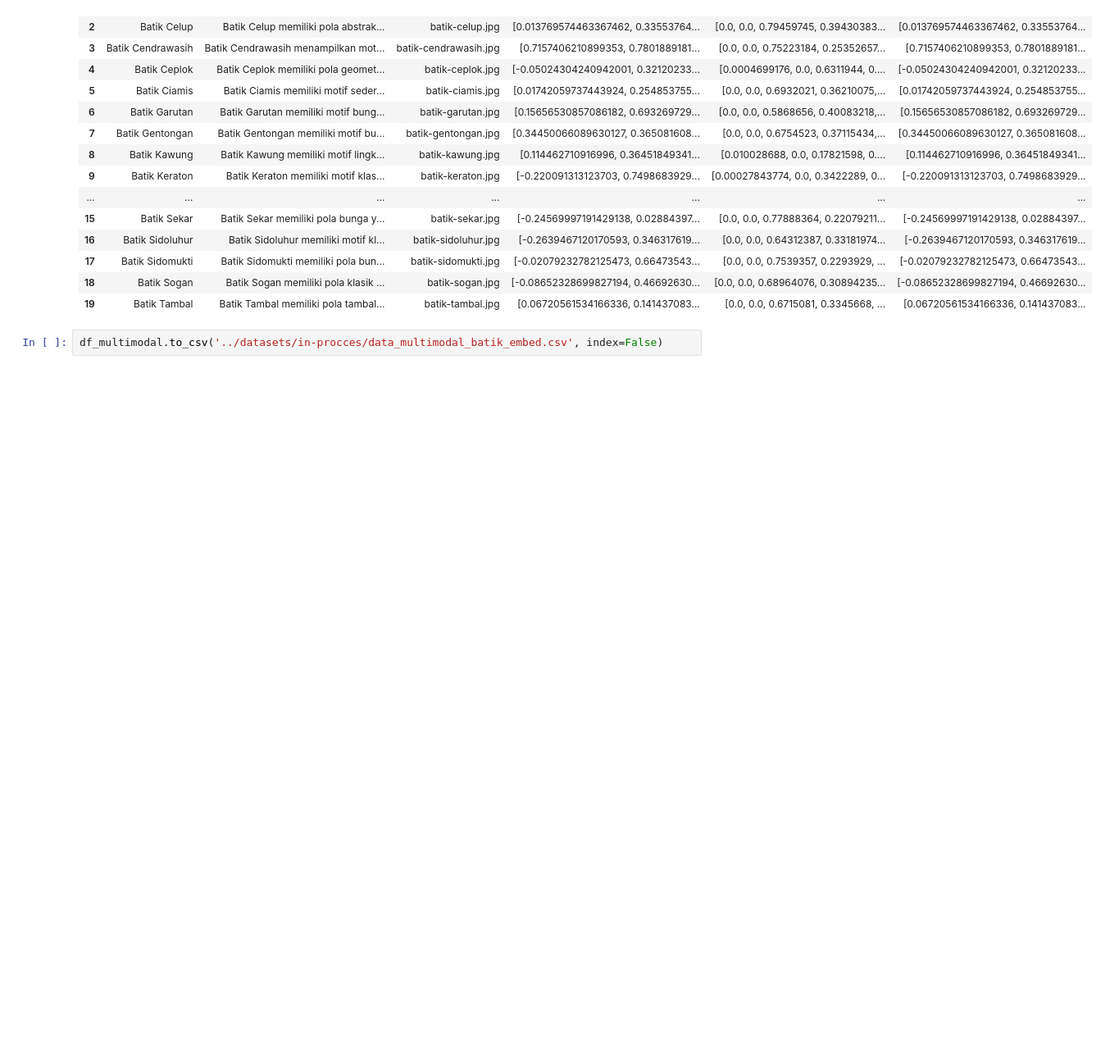
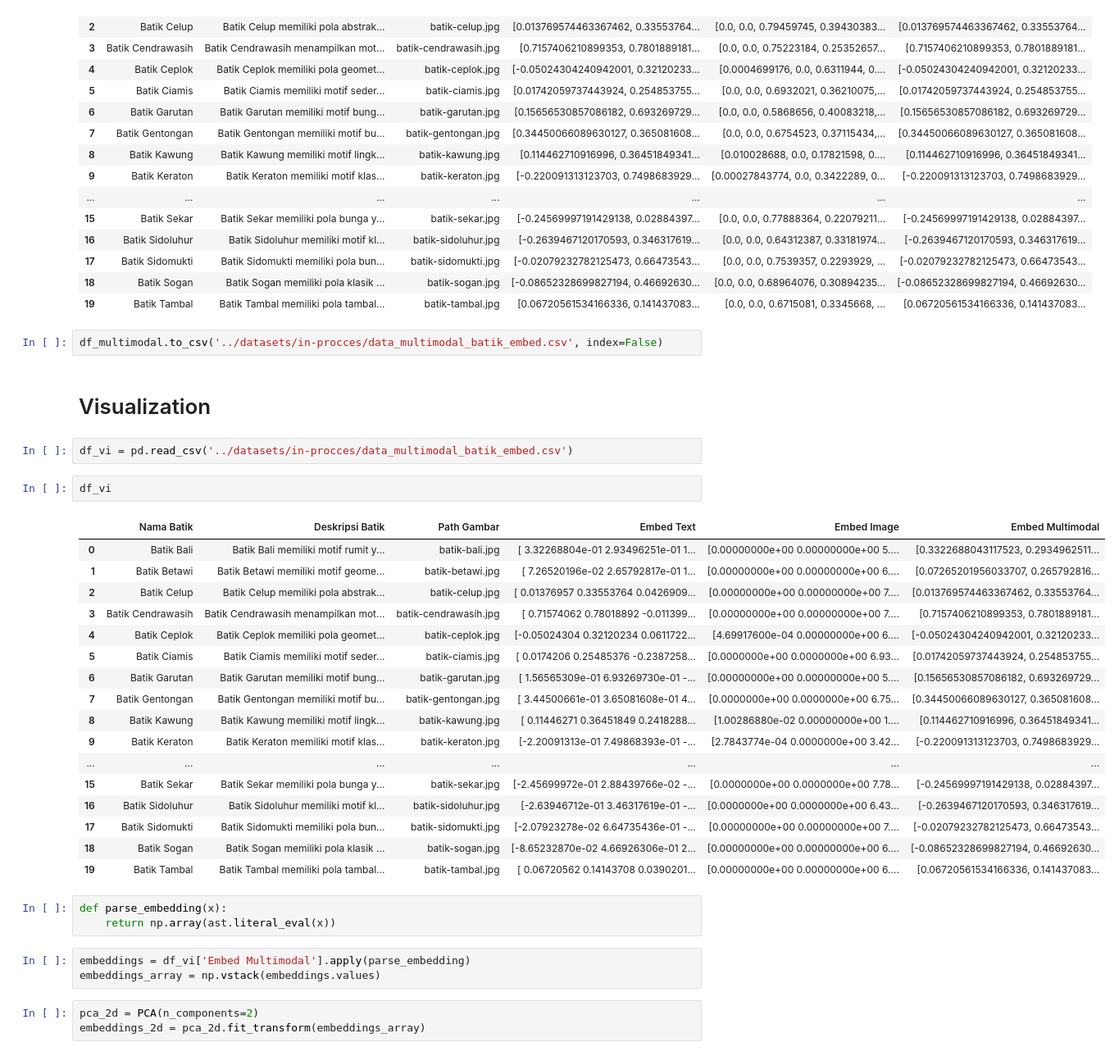
Before and after one commit to muhakbarhamid21/multimodal-batik-ir, a Jupyter notebook: 2. agregation embed/agregation_embed.ipynb, the cells around one changed output. Shown: that part at 82% size. Saved outputs shown, nothing was run; the diff lists cells and outputs as text; blank space fills up the shorter version.

```diff
--- a/2. agregation embed/agregation_embed.ipynb
+++ b/2. agregation embed/agregation_embed.ipynb
@@ -187,3 +190,36 @@ df_multimodal
 | 19 | Batik Tambal | Batik Tambal memiliki pola tambal... | batik-tambal.jpg | [0.06720561534166336, 0.141437083... | [0.0, 0.0, 0.6715081, 0.3345668, ... | [0.06720561534166336, 0.141437083... |
 # %%
 df_multimodal.to_csv('../datasets/in-procces/data_multimodal_batik_embed.csv', index=False)
+# %% [markdown]
+# Visualization
+# %%
+df_vi = pd.read_csv('../datasets/in-procces/data_multimodal_batik_embed.csv')
+# %%
+df_vi
+# %% [output]
+|  | Nama Batik | Deskripsi Batik | Path Gambar | Embed Text | Embed Image | Embed Multimodal |
+| 0 | Batik Bali | Batik Bali memiliki motif rumit y... | batik-bali.jpg | [ 3.32268804e-01 2.93496251e-01 1... | [0.00000000e+00 0.00000000e+00 5.... | [0.3322688043117523, 0.2934962511... |
+| 1 | Batik Betawi | Batik Betawi memiliki motif geome... | batik-betawi.jpg | [ 7.26520196e-02 2.65792817e-01 1... | [0.00000000e+00 0.00000000e+00 6.... | [0.07265201956033707, 0.265792816... |
+| 2 | Batik Celup | Batik Celup memiliki pola abstrak... | batik-celup.jpg | [ 0.01376957 0.33553764 0.0426909... | [0.00000000e+00 0.00000000e+00 7.... | [0.013769574463367462, 0.33553764... |
+| 3 | Batik Cendrawasih | Batik Cendrawasih menampilkan mot... | batik-cendrawasih.jpg | [ 0.71574062 0.78018892 -0.011399... | [0.00000000e+00 0.00000000e+00 7.... | [0.7157406210899353, 0.7801889181... |
+| 4 | Batik Ceplok | Batik Ceplok memiliki pola geomet... | batik-ceplok.jpg | [-0.05024304 0.32120234 0.0611722... | [4.69917600e-04 0.00000000e+00 6.... | [-0.05024304240942001, 0.32120233... |
+| 5 | Batik Ciamis | Batik Ciamis memiliki motif seder... | batik-ciamis.jpg | [ 0.0174206 0.25485376 -0.2387258... | [0.0000000e+00 0.0000000e+00 6.93... | [0.01742059737443924, 0.254853755... |
+| 6 | Batik Garutan | Batik Garutan memiliki motif bung... | batik-garutan.jpg | [ 1.56565309e-01 6.93269730e-01 -... | [0.00000000e+00 0.00000000e+00 5.... | [0.15656530857086182, 0.693269729... |
+| 7 | Batik Gentongan | Batik Gentongan memiliki motif bu... | batik-gentongan.jpg | [ 3.44500661e-01 3.65081608e-01 4... | [0.0000000e+00 0.0000000e+00 6.75... | [0.34450066089630127, 0.365081608... |
+| 8 | Batik Kawung | Batik Kawung memiliki motif lingk... | batik-kawung.jpg | [ 0.11446271 0.36451849 0.2418288... | [1.00286880e-02 0.00000000e+00 1.... | [0.114462710916996, 0.36451849341... |
+| 9 | Batik Keraton | Batik Keraton memiliki motif klas... | batik-keraton.jpg | [-2.20091313e-01 7.49868393e-01 -... | [2.7843774e-04 0.0000000e+00 3.42... | [-0.220091313123703, 0.7498683929... |
+| ... | ... | ... | ... | ... | ... | ... |
+| 15 | Batik Sekar | Batik Sekar memiliki pola bunga y... | batik-sekar.jpg | [-2.45699972e-01 2.88439766e-02 -... | [0.0000000e+00 0.0000000e+00 7.78... | [-0.24569997191429138, 0.02884397... |
+| 16 | Batik Sidoluhur | Batik Sidoluhur memiliki motif kl... | batik-sidoluhur.jpg | [-2.63946712e-01 3.46317619e-01 -... | [0.0000000e+00 0.0000000e+00 6.43... | [-0.2639467120170593, 0.346317619... |
+| 17 | Batik Sidomukti | Batik Sidomukti memiliki pola bun... | batik-sidomukti.jpg | [-2.07923278e-02 6.64735436e-01 -... | [0.00000000e+00 0.00000000e+00 7.... | [-0.02079232782125473, 0.66473543... |
+| 18 | Batik Sogan | Batik Sogan memiliki pola klasik ... | batik-sogan.jpg | [-8.65232870e-02 4.66926306e-01 2... | [0.00000000e+00 0.00000000e+00 6.... | [-0.08652328699827194, 0.46692630... |
+| 19 | Batik Tambal | Batik Tambal memiliki pola tambal... | batik-tambal.jpg | [ 0.06720562 0.14143708 0.0390201... | [0.00000000e+00 0.00000000e+00 6.... | [0.06720561534166336, 0.141437083... |
+# %%
+def parse_embedding(x):
+    return np.array(ast.literal_eval(x))
+# %%
+embeddings = df_vi['Embed Multimodal'].apply(parse_embedding)
+embeddings_array = np.vstack(embeddings.values)
+# %%
+pca_2d = PCA(n_components=2)
+embeddings_2d = pca_2d.fit_transform(embeddings_array)
```
Also changed, not shown: parts of 3 cells of this notebook.
